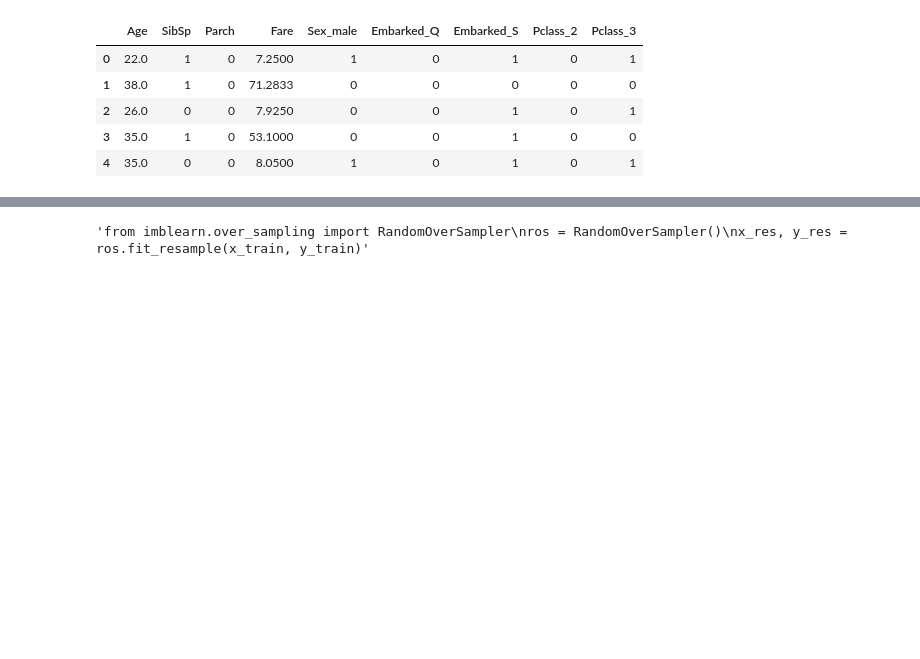
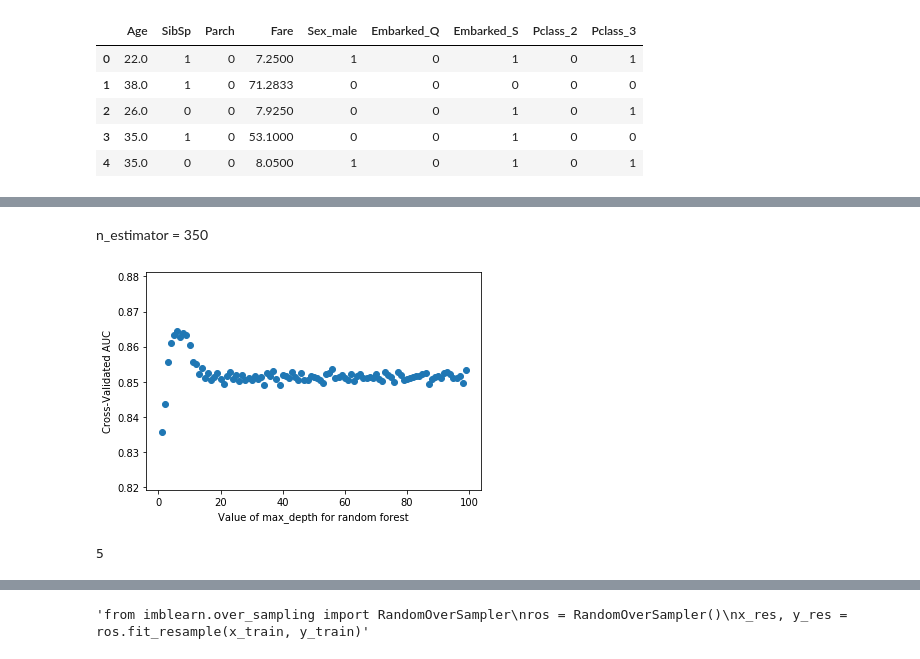
Before and after one commit to StevenGhow/Practicing, a Jupyter notebook: Kaggle_Titanic.ipynb, the cells around one changed output, grey strips where cells are left out. Saved outputs shown, nothing was run; the diff lists cells and outputs as text; code cells hidden in the pictures; blank space fills up the shorter version.

```diff
--- a/Kaggle_Titanic.ipynb
+++ b/Kaggle_Titanic.ipynb
@@ -100,0 +121,20 @@ x_test = cate_features[train_data.shape[0]:]
+# %% [markdown]
+n_estimator = 350
+# %%
+# max_depth
+rf_range = range(1, 100, 1)
+rf_scores = []
+for md in rf_range:
+    rf = RandomForestClassifier(n_estimators=350, max_depth = md)
+    scores = cross_val_score(rf, x_train, y_train, cv=3, scoring='roc_auc')
+    rf_scores.append(scores.mean())
+plt.scatter(rf_range, rf_scores)
+plt.xlabel('Value of max_depth for random forest')
+plt.ylabel('Cross-Validated AUC')
+plt.show()
+# %% [output]
+[figure, added]
+# %%
+rf_scores.index(max(rf_scores))
+# %% [output]
+5
```
Also changed, not shown: parts of 9 cells of this notebook.
